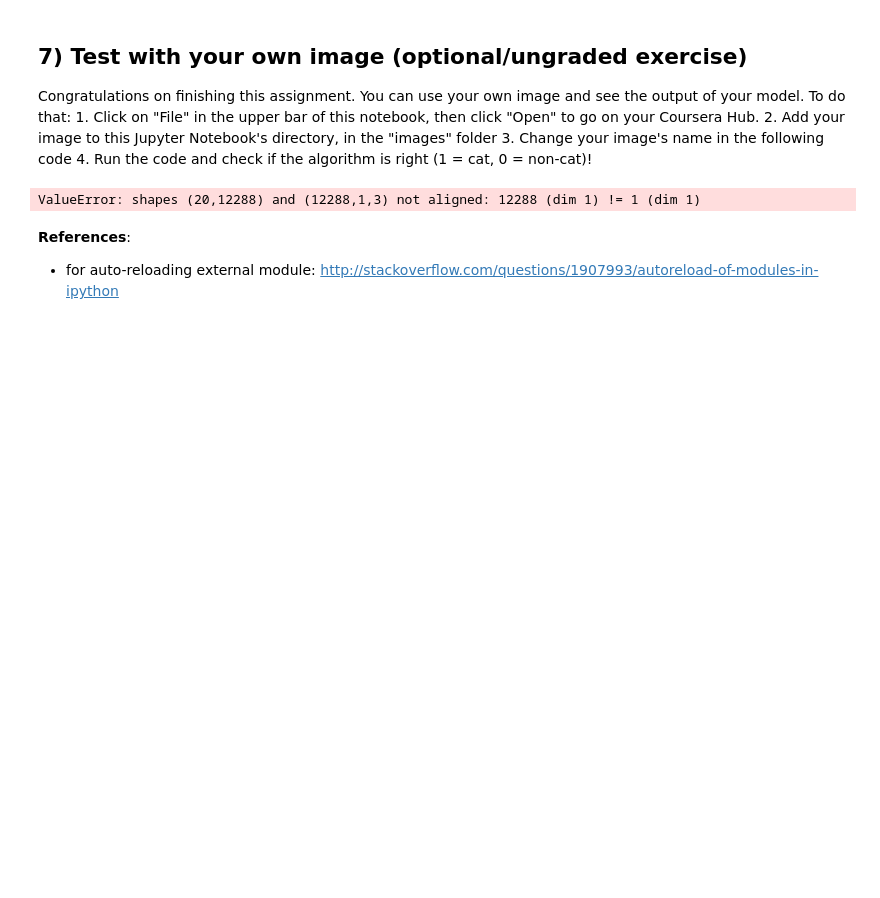
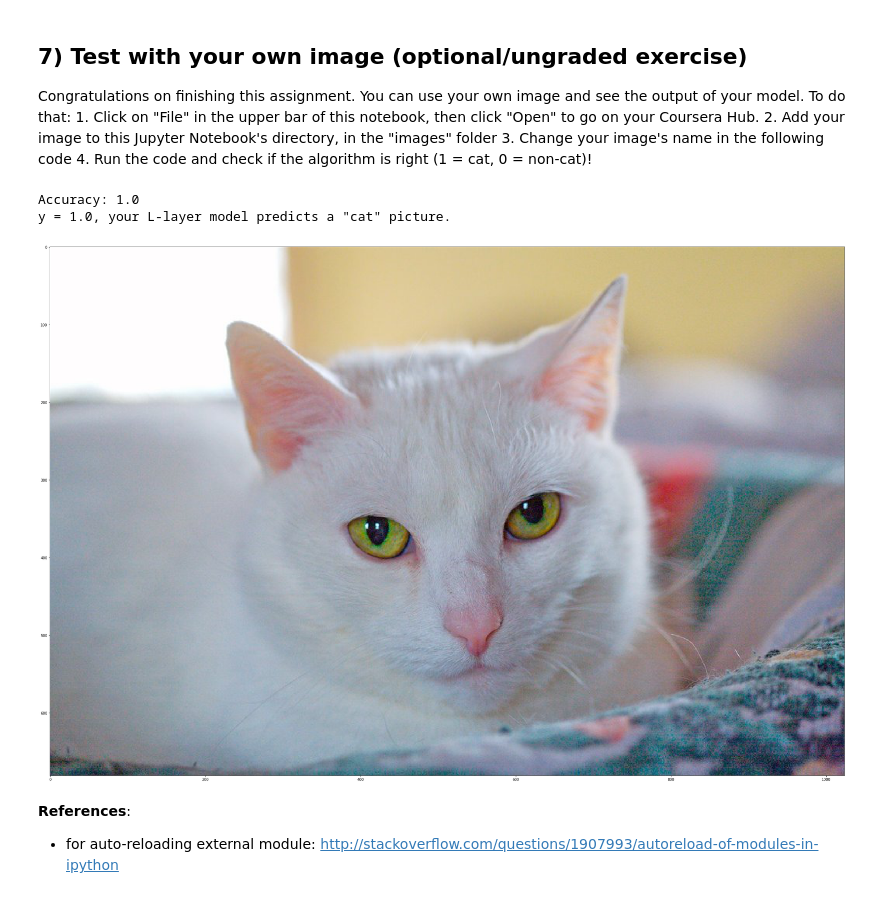
Before and after one commit to LogicJake/deeplearning.ai-exercise, a Jupyter notebook: COURSE 1 Neural Networks and Deep Learning/Week4/Deep Neural Network Application_ Image Classification/Deep Neural Network - Application.ipynb, the cells around one changed output. Drawn from its saved outputs; the diff is of its cells as text; code cells hidden in the pictures; blank space fills up the shorter version.

Commit message:
fix error

```diff
--- a/COURSE 1 Neural Networks and Deep Learning/Week4/Deep Neural Network Application_ Image Classification/Deep Neural Network - Application.ipynb
+++ b/COURSE 1 Neural Networks and Deep Learning/Week4/Deep Neural Network Application_ Image Classification/Deep Neural Network - Application.ipynb
@@ -544,20 +544,22 @@ Congratulations on finishing this assignment. You can use your own image and see
 # %%
 import skimage
 
 ## START CODE HERE ##
 my_image = "my_image.jpg" # change this to the name of your image file
 my_label_y = [1] # the true class of your image (1 -> cat, 0 -> non-cat)
 ## END CODE HERE ##
 
 fname = "images/" + my_image
 image = np.array(plt.imread(fname))
-my_image = skimage.transform.resize(image, (v)).reshape((num_px*num_px*3, 1))
+my_image = skimage.transform.resize(image, (num_px,num_px,3)).reshape((num_px*num_px*3, 1))
 my_predicted_image = predict(my_image, my_label_y, parameters)
 
 plt.imshow(image)
 print ("y = " + str(np.squeeze(my_predicted_image)) + ", your L-layer model predicts a \"" + classes[int(np.squeeze(my_predicted_image)),].decode("utf-8") +  "\" picture.")
 # %% [output]
-ValueError: shapes (20,12288) and (12288,1,3) not aligned: 12288 (dim 1) != 1 (dim 1)
+Accuracy: 1.0
+y = 1.0, your L-layer model predicts a "cat" picture.
+[figure, added]
 # %% [markdown]
 **References**:
 
```
